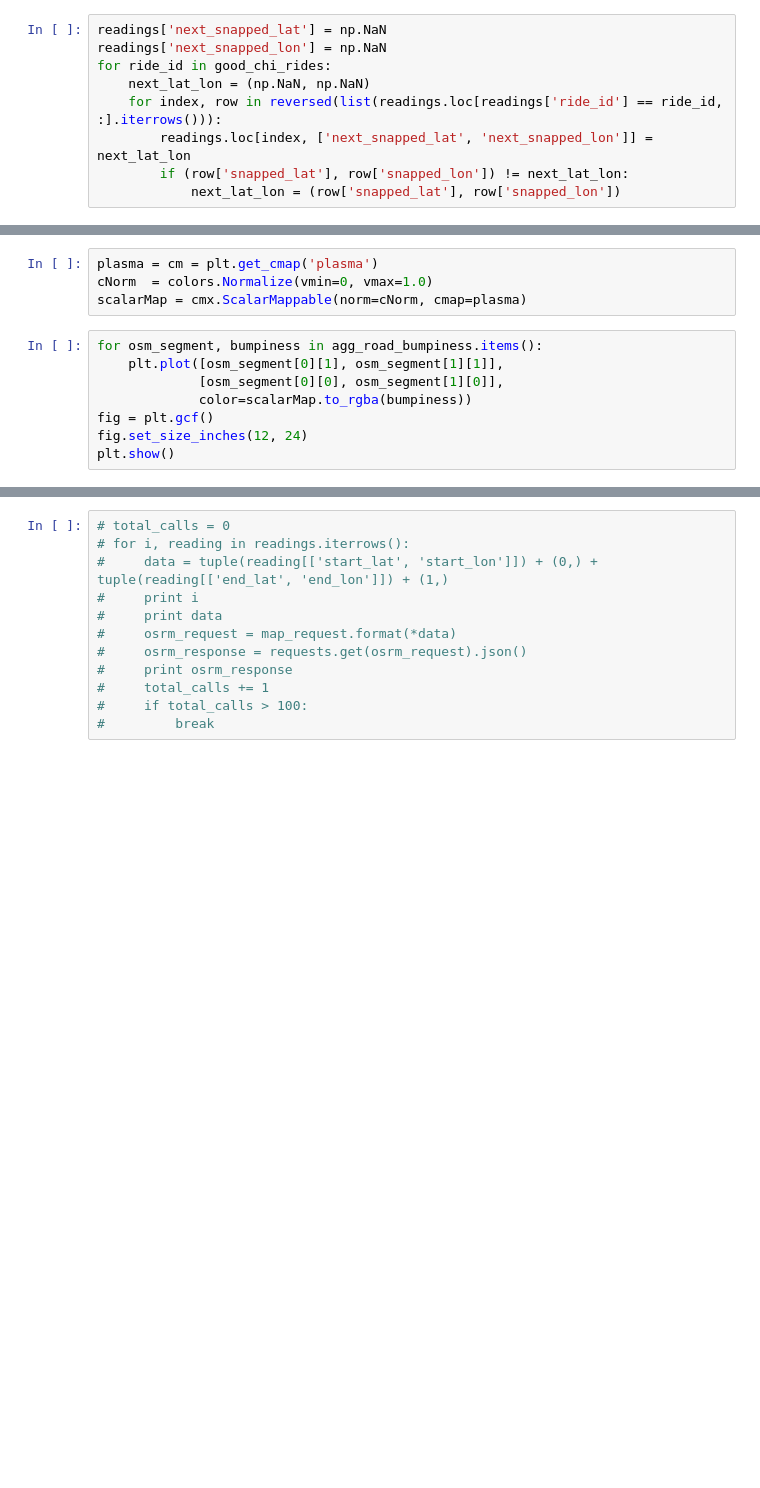
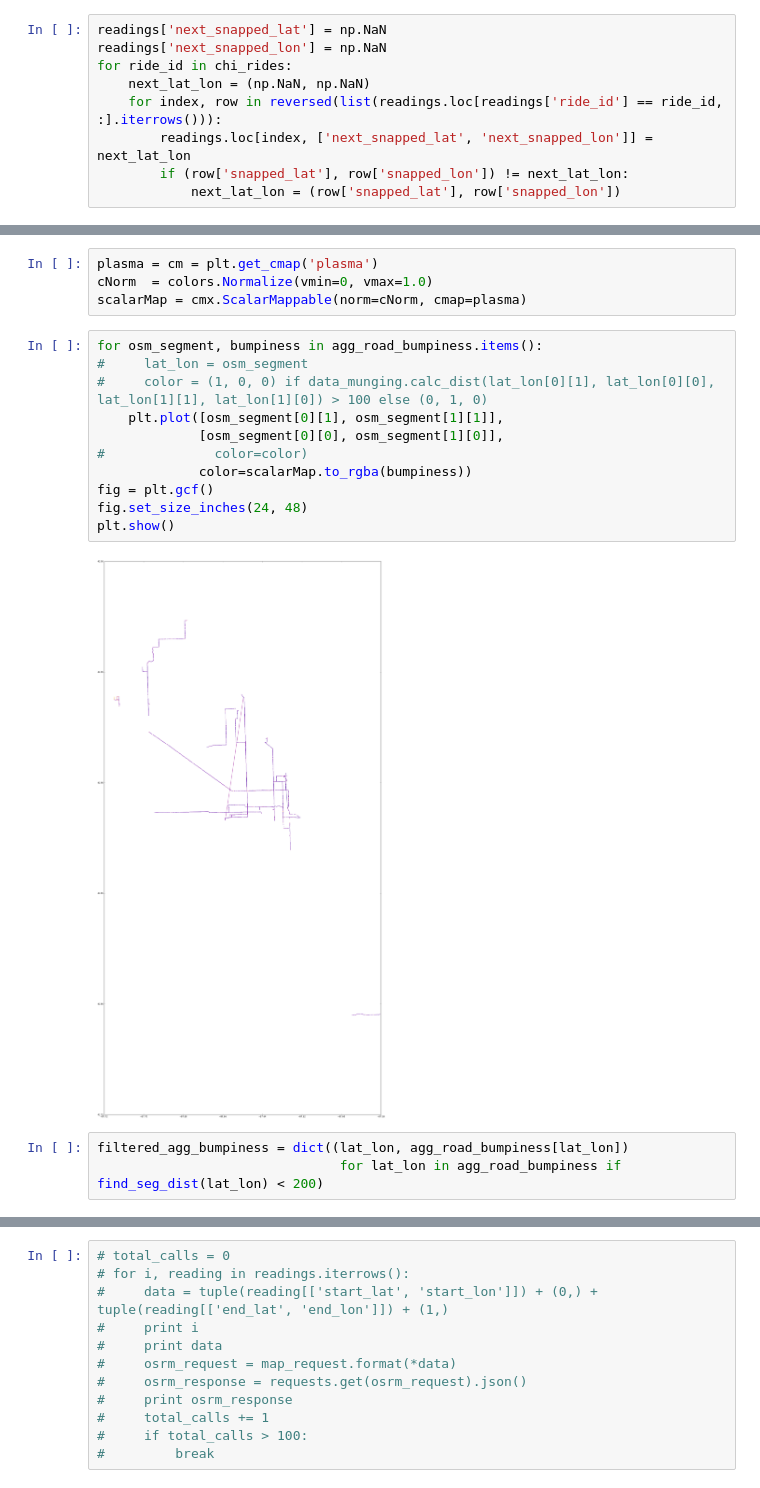
Before and after one commit to zscore/pavement_analysis, a Jupyter notebook: src/Snapping_Readings_OSRM.ipynb, the cells around one changed output, grey strips where cells are left out. Saved outputs shown, nothing was run; the diff lists cells and outputs as text; blank space fills up the shorter version.

```diff
--- a/src/Snapping_Readings_OSRM.ipynb
+++ b/src/Snapping_Readings_OSRM.ipynb
@@ -236,7 +282,7 @@ for item in most_common_lat_lons:
 # %%
 readings['next_snapped_lat'] = np.NaN
 readings['next_snapped_lon'] = np.NaN
-for ride_id in good_chi_rides:
+for ride_id in chi_rides:
     next_lat_lon = (np.NaN, np.NaN)
     for index, row in reversed(list(readings.loc[readings['ride_id'] == ride_id, :].iterrows())):
         readings.loc[index, ['next_snapped_lat', 'next_snapped_lon']] = next_lat_lon
@@ -284,9 +362,17 @@ cNorm  = colors.Normalize(vmin=0, vmax=1.0)
 scalarMap = cmx.ScalarMappable(norm=cNorm, cmap=plasma)
 # %%
 for osm_segment, bumpiness in agg_road_bumpiness.items():
+#     lat_lon = osm_segment
+#     color = (1, 0, 0) if data_munging.calc_dist(lat_lon[0][1], lat_lon[0][0], lat_lon[1][1], lat_lon[1][0]) > 100 else (0, 1, 0)
     plt.plot([osm_segment[0][1], osm_segment[1][1]],
              [osm_segment[0][0], osm_segment[1][0]],
+#              color=color)
              color=scalarMap.to_rgba(bumpiness))
 fig = plt.gcf()
-fig.set_size_inches(12, 24)
+fig.set_size_inches(24, 48)
 plt.show()
+# %% [output]
+[figure, added]
+# %%
+filtered_agg_bumpiness = dict((lat_lon, agg_road_bumpiness[lat_lon])
+                               for lat_lon in agg_road_bumpiness if find_seg_dist(lat_lon) < 200)
```
Also changed, not shown: parts of 22 cells of this notebook.
